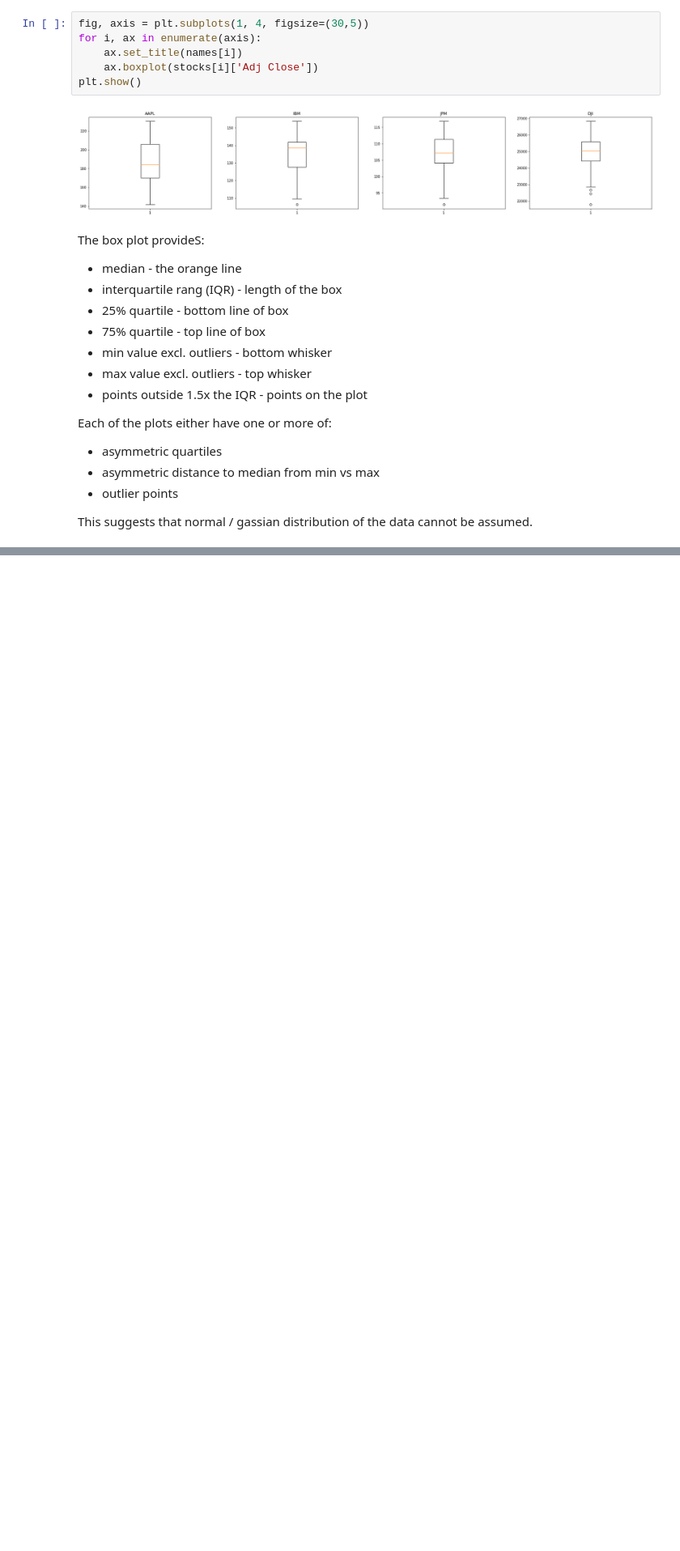
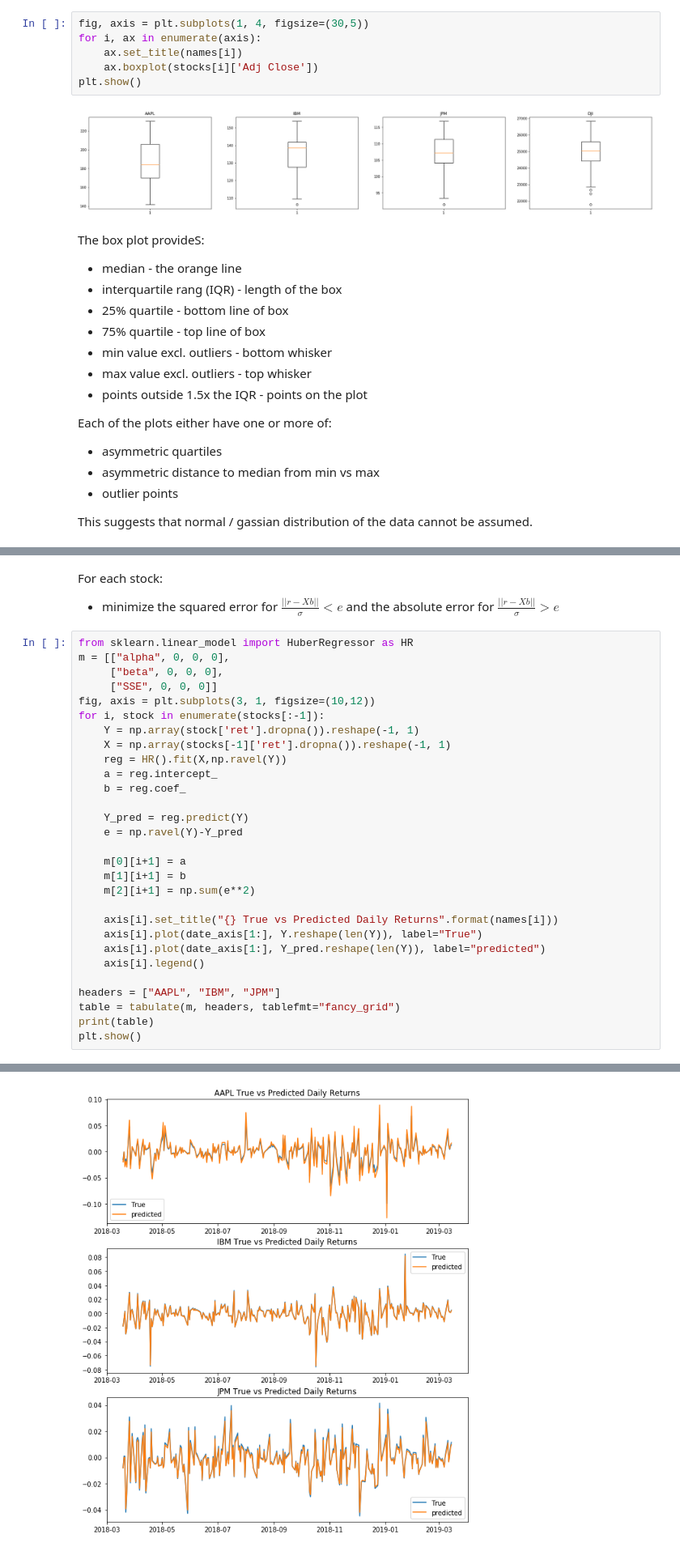
Before and after one commit to mahudu97/FSP, a Jupyter notebook: src/CW.ipynb, the cells around one changed output, grey strips where cells are left out. Shown at 81% size. Cells and saved outputs as stored; diff of their text form; blank space fills up the shorter version.

```diff
--- a/src/CW.ipynb
+++ b/src/CW.ipynb
@@ -1716,0 +1840,33 @@ This suggests that normal / gassian distribution of the data cannot be assumed.
+# %% [markdown]
+For each stock:
+  - minimize the squared error for $\frac{||r−Xb||}{σ} < e$ and the absolute error for $\frac{||r−Xb||}{σ} > e$
+# %%
+from sklearn.linear_model import HuberRegressor as HR
+m = [["alpha", 0, 0, 0],
+     ["beta", 0, 0, 0],
+     ["SSE", 0, 0, 0]]
+fig, axis = plt.subplots(3, 1, figsize=(10,12))
+for i, stock in enumerate(stocks[:-1]):
+    Y = np.array(stock['ret'].dropna()).reshape(-1, 1)
+    X = np.array(stocks[-1]['ret'].dropna()).reshape(-1, 1)
+    reg = HR().fit(X,np.ravel(Y))
+    a = reg.intercept_
+    b = reg.coef_
+
+    Y_pred = reg.predict(Y)
+    e = np.ravel(Y)-Y_pred
+
+    m[0][i+1] = a
+    m[1][i+1] = b
+    m[2][i+1] = np.sum(e**2)
+
+    axis[i].set_title("{} True vs Predicted Daily Returns".format(names[i]))
+    axis[i].plot(date_axis[1:], Y.reshape(len(Y)), label="True")
+    axis[i].plot(date_axis[1:], Y_pred.reshape(len(Y)), label="predicted")
+    axis[i].legend()
+
+headers = ["AAPL", "IBM", "JPM"]
+table = tabulate(m, headers, tablefmt="fancy_grid")
+print(table)
+plt.show()
+# %% [output]
@@ -1716,0 +1882 @@ This suggests that normal / gassian distribution of the data cannot be assumed.
+[figure, added]
```
Also changed, not shown: parts of 24 cells of this notebook, 1 other file.
